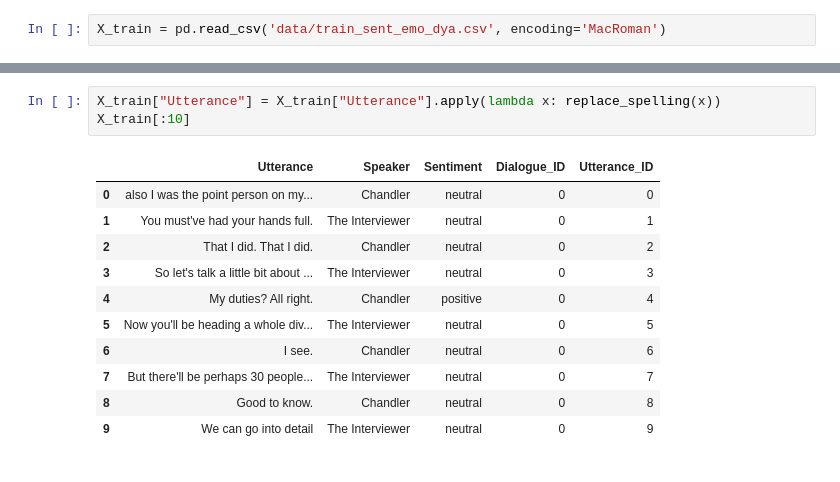
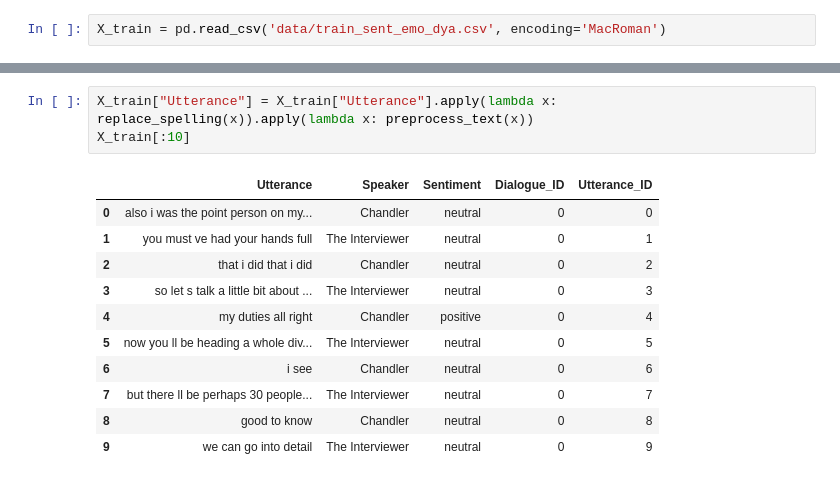
Before and after one commit to ELIJDAYO/ER_GAT, a Jupyter notebook: prototype_context_encoder.ipynb, the cells around one changed output, grey strips where cells are left out. Cells and saved outputs as stored; diff of their text form.

```diff
--- a/prototype_context_encoder.ipynb
+++ b/prototype_context_encoder.ipynb
@@ -102,16 +159,16 @@ Name: Emotion, dtype: object
 # %%
-X_train["Utterance"] = X_train["Utterance"].apply(lambda x: replace_spelling(x))
+X_train["Utterance"] = X_train["Utterance"].apply(lambda x: replace_spelling(x)).apply(lambda x: preprocess_text(x))
 X_train[:10]
 # %% [output]
 |  | Utterance | Speaker | Sentiment | Dialogue_ID | Utterance_ID |
-| 0 | also I was the point person on my... | Chandler | neutral | 0 | 0 |
-| 1 | You must've had your hands full. | The Interviewer | neutral | 0 | 1 |
-| 2 | That I did. That I did. | Chandler | neutral | 0 | 2 |
-| 3 | So let's talk a little bit about ... | The Interviewer | neutral | 0 | 3 |
-| 4 | My duties? All right. | Chandler | positive | 0 | 4 |
-| 5 | Now you'll be heading a whole div... | The Interviewer | neutral | 0 | 5 |
-| 6 | I see. | Chandler | neutral | 0 | 6 |
-| 7 | But there'll be perhaps 30 people... | The Interviewer | neutral | 0 | 7 |
-| 8 | Good to know. | Chandler | neutral | 0 | 8 |
-| 9 | We can go into detail | The Interviewer | neutral | 0 | 9 |
+| 0 | also i was the point person on my... | Chandler | neutral | 0 | 0 |
+| 1 | you must ve had your hands full | The Interviewer | neutral | 0 | 1 |
+| 2 | that i did that i did | Chandler | neutral | 0 | 2 |
+| 3 | so let s talk a little bit about ... | The Interviewer | neutral | 0 | 3 |
+| 4 | my duties all right | Chandler | positive | 0 | 4 |
+| 5 | now you ll be heading a whole div... | The Interviewer | neutral | 0 | 5 |
+| 6 | i see | Chandler | neutral | 0 | 6 |
+| 7 | but there ll be perhaps 30 people... | The Interviewer | neutral | 0 | 7 |
+| 8 | good to know | Chandler | neutral | 0 | 8 |
+| 9 | we can go into detail | The Interviewer | neutral | 0 | 9 |
 # %%
```
Also changed, not shown: parts of 35 cells of this notebook, 10 other files.
